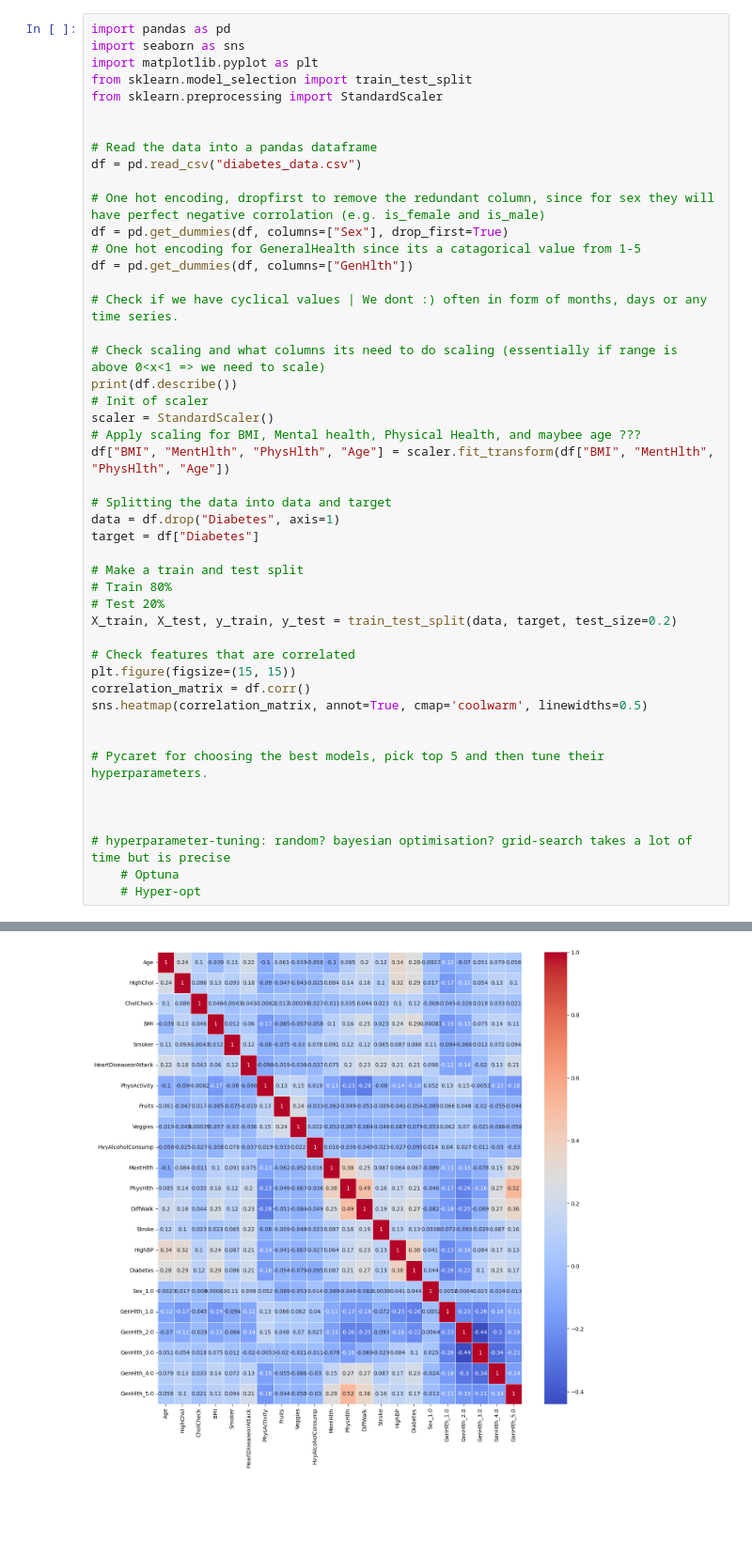
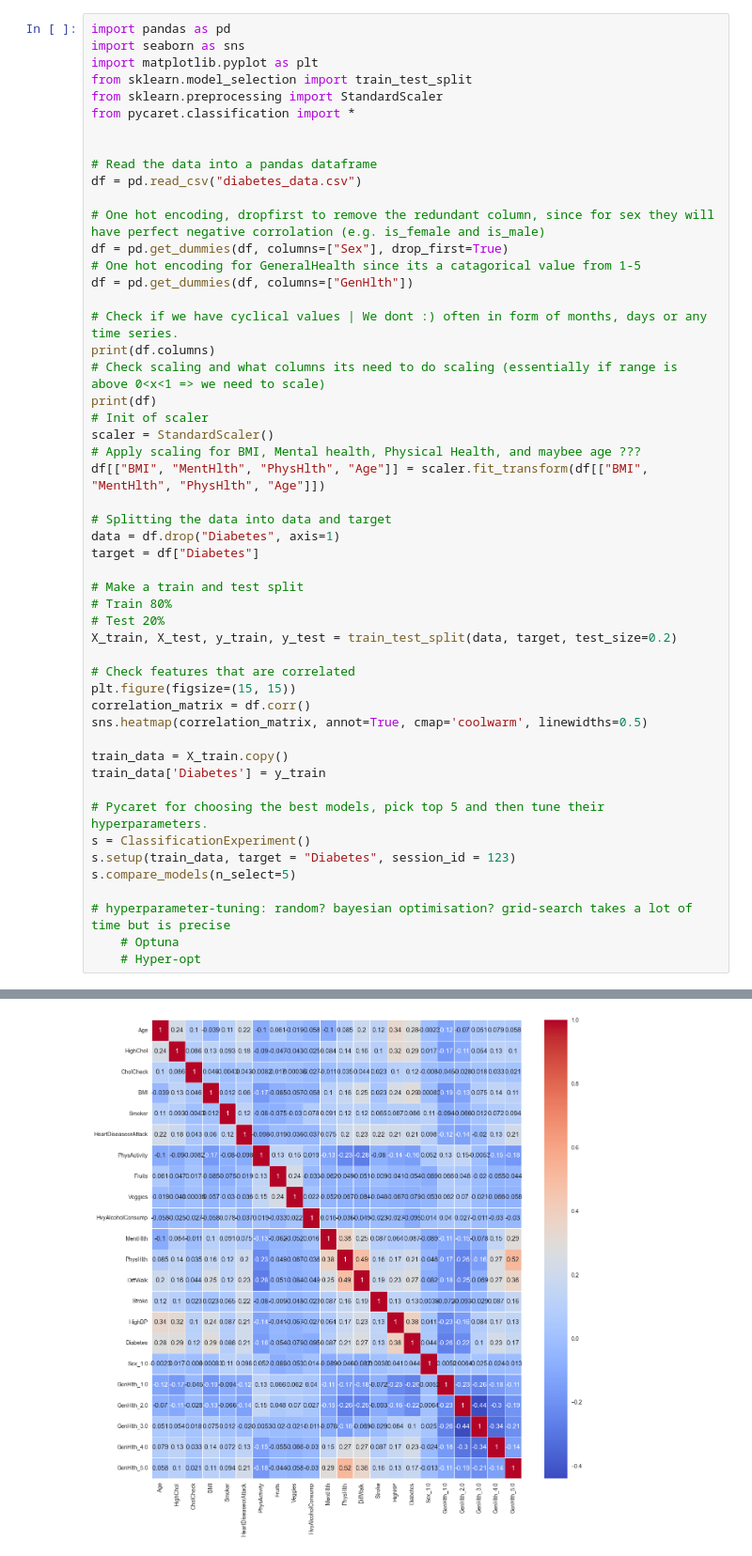
Before and after one commit to jan-ba/ml-diabetes-prediction, a Jupyter notebook: predict_diabetes.ipynb, the cells around one changed output, grey strips where cells are left out. Shown: that part at 94% size. Drawn from its saved outputs; the diff is of its cells as text; blank space fills up the shorter version.

Commit message:
Added the pycaret and the usage of it

```diff
--- a/predict_diabetes.ipynb
+++ b/predict_diabetes.ipynb
@@ -4,6 +4,7 @@ import seaborn as sns
 import matplotlib.pyplot as plt
 from sklearn.model_selection import train_test_split
 from sklearn.preprocessing import StandardScaler
+from pycaret.classification import *
 
 
 # Read the data into a pandas dataframe
@@ -15,13 +16,13 @@ df = pd.get_dummies(df, columns=["Sex"], drop_first=True)
 df = pd.get_dummies(df, columns=["GenHlth"])
 
 # Check if we have cyclical values | We dont :) often in form of months, days or any time series.
-
+print(df.columns)
 # Check scaling and what columns its need to do scaling (essentially if range is above 0<x<1 => we need to scale)
-print(df.describe())
+print(df)
 # Init of scaler
 scaler = StandardScaler()
 # Apply scaling for BMI, Mental health, Physical Health, and maybee age ???
-df["BMI", "MentHlth", "PhysHlth", "Age"] = scaler.fit_transform(df["BMI", "MentHlth", "PhysHlth", "Age"])
+df[["BMI", "MentHlth", "PhysHlth", "Age"]] = scaler.fit_transform(df[["BMI", "MentHlth", "PhysHlth", "Age"]])
 
 # Splitting the data into data and target
 data = df.drop("Diabetes", axis=1)
@@ -37,10 +38,13 @@ plt.figure(figsize=(15, 15))
 correlation_matrix = df.corr()
 sns.heatmap(correlation_matrix, annot=True, cmap='coolwarm', linewidths=0.5)
 
+train_data = X_train.copy()
+train_data['Diabetes'] = y_train
 
 # Pycaret for choosing the best models, pick top 5 and then tune their hyperparameters.
-
-
+s = ClassificationExperiment()
+s.setup(train_data, target = "Diabetes", session_id = 123)
+s.compare_models(n_select=5)
 
 # hyperparameter-tuning: random? bayesian optimisation? grid-search takes a lot of time but is precise
     # Optuna
@@ -67 +121 @@ max        1.000000      1.000000      1.000000
-[figure, old version]
+[figure, new version]
```
Also changed, not shown: parts of 1 cell of this notebook, 2 other files.
